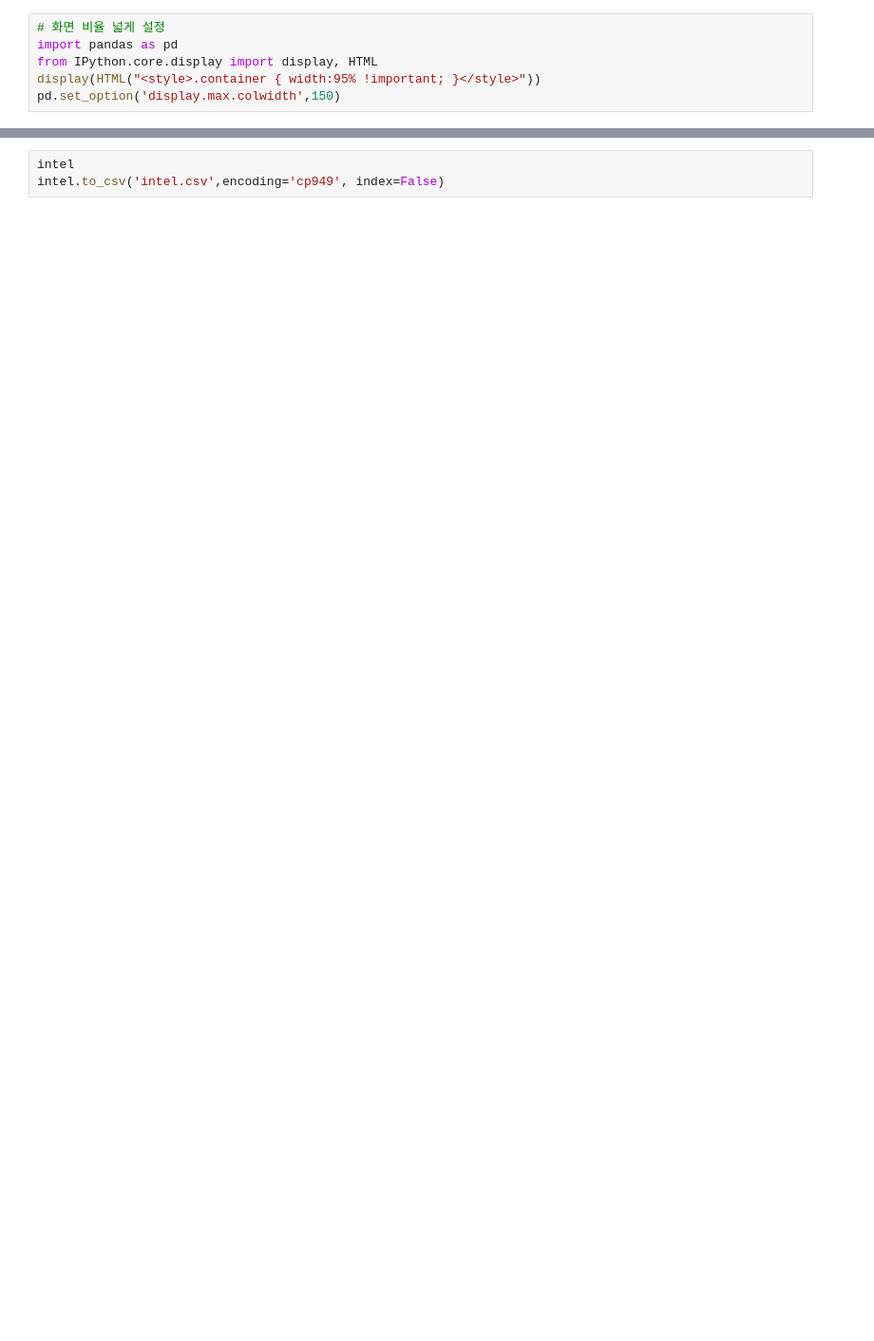
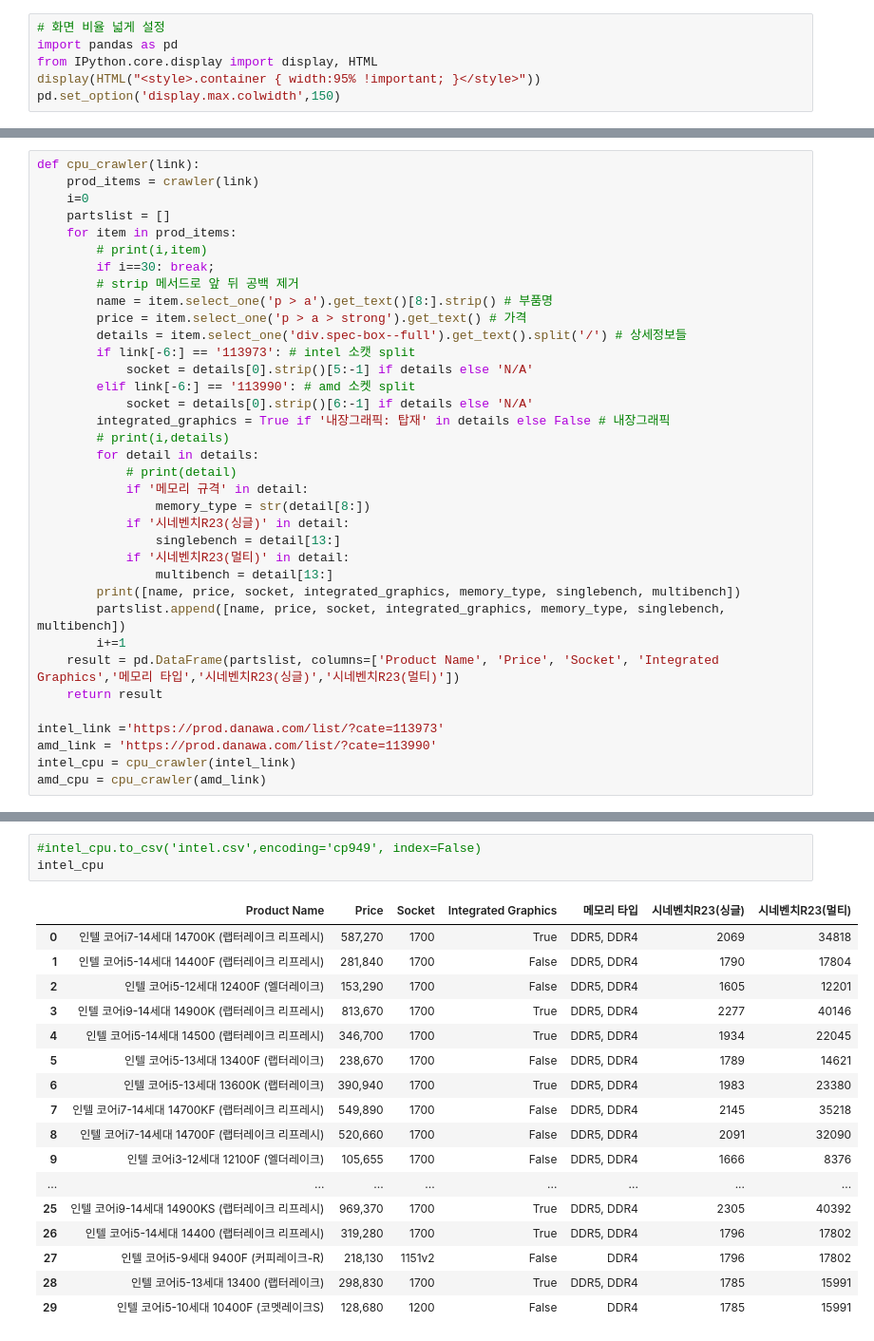
Before and after one commit to vmffotltka/Portfolio, a Jupyter notebook: AI_Computer_Quotation/codes/crawling.ipynb, the cells around one changed output, grey strips where cells are left out. Shown at 95% size. Saved outputs shown, nothing was run; the diff lists cells and outputs as text; blank space fills up the shorter version.

```diff
--- a/AI_Computer_Quotation/codes/crawling.ipynb
+++ b/AI_Computer_Quotation/codes/crawling.ipynb
@@ -58,0 +23,36 @@ amd = crawling(amd_link)
+# %%
+def cpu_crawler(link):
+    prod_items = crawler(link)
+    i=0
+    partslist = []
+    for item in prod_items:
+        # print(i,item)
+        if i==30: break;
+        # strip 메서드로 앞 뒤 공백 제거
+        name = item.select_one('p > a').get_text()[8:].strip() # 부품명
+        price = item.select_one('p > a > strong').get_text() # 가격
+        details = item.select_one('div.spec-box--full').get_text().split('/') # 상세정보들
+        if link[-6:] == '113973': # intel 소캣 split
+            socket = details[0].strip()[5:-1] if details else 'N/A'
+        elif link[-6:] == '113990': # amd 소켓 split
+            socket = details[0].strip()[6:-1] if details else 'N/A'
+        integrated_graphics = True if '내장그래픽: 탑재' in details else False # 내장그래픽
+        # print(i,details)
+        for detail in details:
+            # print(detail)
+            if '메모리 규격' in detail:
+                memory_type = str(detail[8:])
+            if '시네벤치R23(싱글)' in detail:
+                singlebench = detail[13:]
+            if '시네벤치R23(멀티)' in detail:
+                multibench = detail[13:]
+        print([name, price, socket, integrated_graphics, memory_type, singlebench, multibench])
+        partslist.append([name, price, socket, integrated_graphics, memory_type, singlebench, multibench])
+        i+=1
+    result = pd.DataFrame(partslist, columns=['Product Name', 'Price', 'Socket', 'Integrated Graphics','메모리 타입','시네벤치R23(싱글)','시네벤치R23(멀티)'])
+    return result
+
+intel_link ='https://prod.danawa.com/list/?cate=113973'
+amd_link = 'https://prod.danawa.com/list/?cate=113990'
+intel_cpu = cpu_crawler(intel_link)
+amd_cpu = cpu_crawler(amd_link)
@@ -59,4 +117,22 @@ amd = crawling(amd_link)
 # %%
-intel
-intel.to_csv('intel.csv',encoding='cp949', index=False)
+#intel_cpu.to_csv('intel.csv',encoding='cp949', index=False)
+intel_cpu
+# %% [output]
+|  | Product Name | Price | Socket | Integrated Graphics | 메모리 타입 | 시네벤치R23(싱글) | 시네벤치R23(멀티) |
+| 0 | 인텔 코어i7-14세대 14700K (랩터레이크 리프레시) | 587,270 | 1700 | True | DDR5, DDR4 | 2069 | 34818 |
+| 1 | 인텔 코어i5-14세대 14400F (랩터레이크 리프레시) | 281,840 | 1700 | False | DDR5, DDR4 | 1790 | 17804 |
+| 2 | 인텔 코어i5-12세대 12400F (엘더레이크) | 153,290 | 1700 | False | DDR5, DDR4 | 1605 | 12201 |
+| 3 | 인텔 코어i9-14세대 14900K (랩터레이크 리프레시) | 813,670 | 1700 | True | DDR5, DDR4 | 2277 | 40146 |
+| 4 | 인텔 코어i5-14세대 14500 (랩터레이크 리프레시) | 346,700 | 1700 | True | DDR5, DDR4 | 1934 | 22045 |
+| 5 | 인텔 코어i5-13세대 13400F (랩터레이크) | 238,670 | 1700 | False | DDR5, DDR4 | 1789 | 14621 |
+| 6 | 인텔 코어i5-13세대 13600K (랩터레이크) | 390,940 | 1700 | True | DDR5, DDR4 | 1983 | 23380 |
+| 7 | 인텔 코어i7-14세대 14700KF (랩터레이크 리프레시) | 549,890 | 1700 | False | DDR5, DDR4 | 2145 | 35218 |
+| 8 | 인텔 코어i7-14세대 14700F (랩터레이크 리프레시) | 520,660 | 1700 | False | DDR5, DDR4 | 2091 | 32090 |
+| 9 | 인텔 코어i3-12세대 12100F (엘더레이크) | 105,655 | 1700 | False | DDR5, DDR4 | 1666 | 8376 |
+| ... | ... | ... | ... | ... | ... | ... | ... |
+| 25 | 인텔 코어i9-14세대 14900KS (랩터레이크 리프레시) | 969,370 | 1700 | True | DDR5, DDR4 | 2305 | 40392 |
+| 26 | 인텔 코어i5-14세대 14400 (랩터레이크 리프레시) | 319,280 | 1700 | True | DDR5, DDR4 | 1796 | 17802 |
+| 27 | 인텔 코어i5-9세대 9400F (커피레이크-R) | 218,130 | 1151v2 | False | DDR4 | 1796 | 17802 |
+| 28 | 인텔 코어i5-13세대 13400 (랩터레이크) | 298,830 | 1700 | True | DDR5, DDR4 | 1785 | 15991 |
+| 29 | 인텔 코어i5-10세대 10400F (코멧레이크S) | 128,680 | 1200 | False | DDR4 | 1785 | 15991 |
 # %%
```
Also changed, not shown: parts of 17 cells of this notebook.
